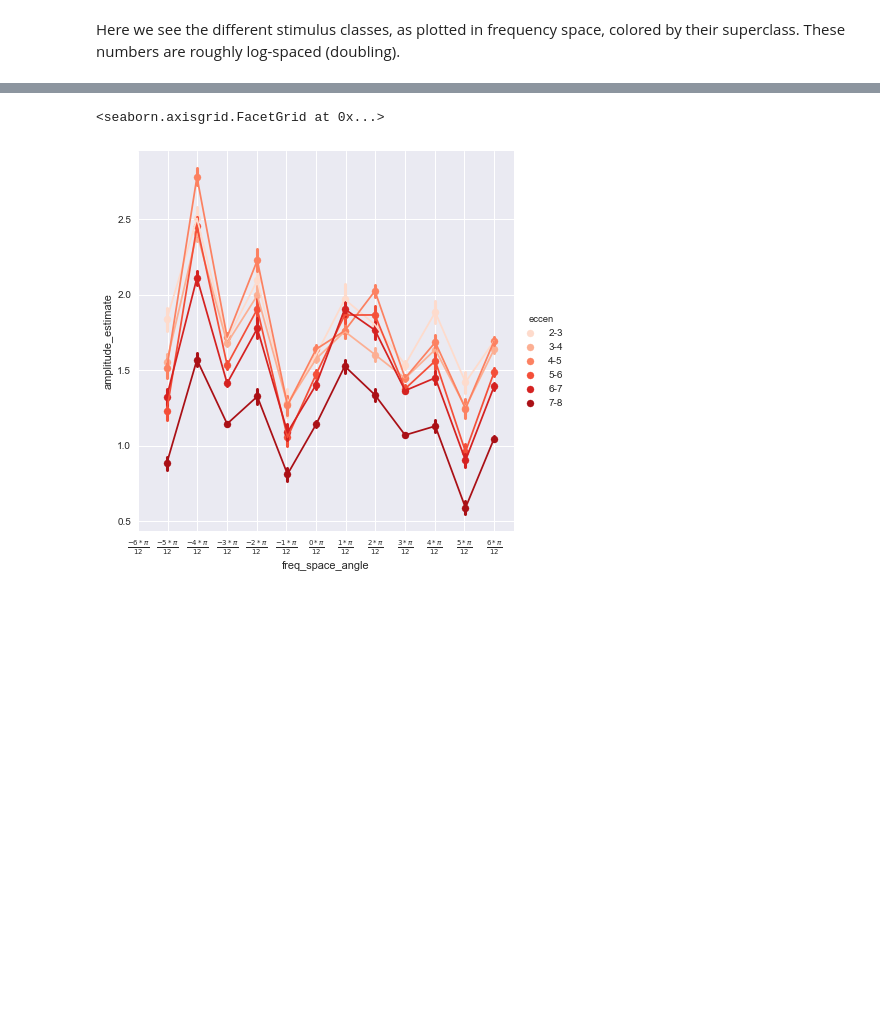
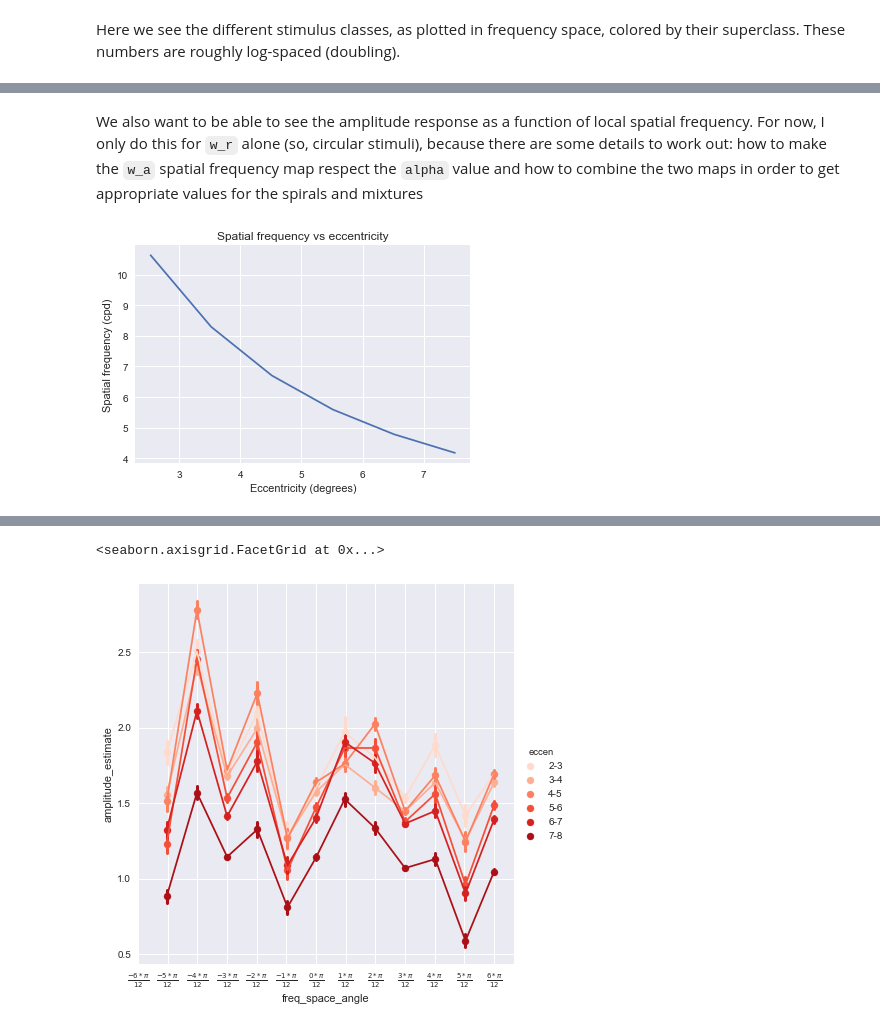
Before and after one commit to billbrod/spatial-frequency-preferences, a Jupyter notebook: notebooks/03-MRI-first-level.ipynb, the cells around one changed output, grey strips where cells are left out. Drawn from its saved outputs; the diff is of its cells as text; code cells hidden in the pictures; blank space fills up the shorter version.

```diff
--- a/notebooks/03-MRI-first-level.ipynb
+++ b/notebooks/03-MRI-first-level.ipynb
@@ -247,0 +257,39 @@ _=g.ax.axis('equal')
+# %% [markdown]
+We also want to be able to see the amplitude response as a function of local spatial frequency. For now, I only do this for `w_r` alone (so, circular stimuli), because there are some details to work out: how to make the `w_a` spatial frequency map respect the `alpha` value and how to combine the two maps in order to get appropriate values for the spirals and mixtures
+# %%
+def calculate_stim_cpd(w_r, w_a=0, max_degree_rad=12, alpha=50, stim_size=1080, plot_flag=False):
+    _, w_r = sfp.stimuli.create_sf_maps_cpd(stim_size, alpha, max_degree_rad*2, w_r, w_a)
+    R = ppt.mkR(stim_size)
+
+    # if max_degree_rad corresponds to the max vertical/horizontal extent, the actual max will be
+    # np.sqrt(2*max_degree_rad**2) (this corresponds to the far corner)
+    # this should be the radius of the screen, because R starts from the center and goes to the edge
+    R = R/(R.max()/np.sqrt(2*max_degree_rad**2))
+
+    # jbh.showIm([w_r, R], ncols=2)
+
+    # restrict to the eccentricity range we're looking at
+    bin_masks = []
+    eccen_idx = []
+    for i in range(2, 8):
+        bin_masks.append((R>i)&(R<(i+1)))
+        eccen_idx.append('%s-%s' % (i, i+1))
+
+    eccen_local_freqs = []
+    eccens = []
+    for m in bin_masks:
+        eccens.append(R[m].mean())
+        eccen_local_freqs.append(w_r[m].mean())
+
+    if plot_flag:
+        sns.plt.plot(eccens, eccen_local_freqs)
+        ax = sns.plt.gca()
+        ax.set_title('Spatial frequency vs eccentricity')
+        ax.set_xlabel('Eccentricity (degrees)')
+        _=ax.set_ylabel('Spatial frequency (cpd)')
+
+    return pd.Series(eccen_local_freqs, eccen_idx)
+
+_ = calculate_stim_cpd(181, plot_flag=True)
+# %% [output]
+[figure, added]
```
Also changed, not shown: parts of 11 cells of this notebook.
